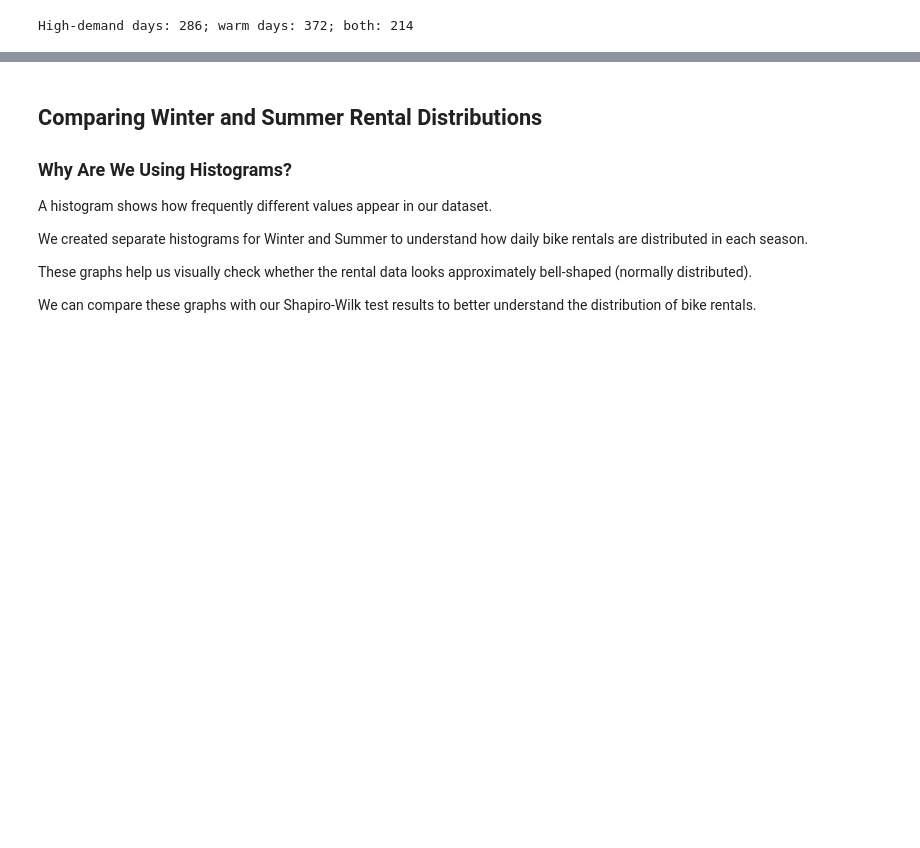
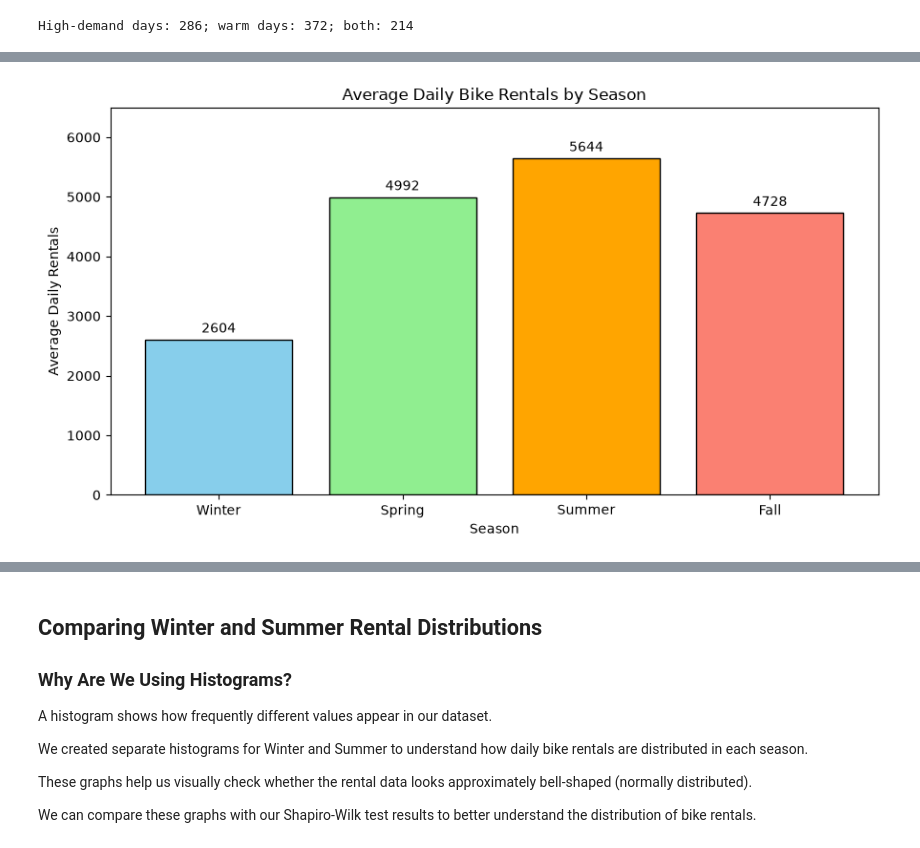
Before and after one commit to shainaulakh/Data_Analysis_Presentation1, a Jupyter notebook: src/Group_7_Bike_Sharing_Presentation.ipynb, the cells around one changed output, grey strips where cells are left out. Cells and saved outputs as stored; diff of their text form; code cells hidden in the pictures; blank space fills up the shorter version.

```diff
--- a/src/Group_7_Bike_Sharing_Presentation.ipynb
+++ b/src/Group_7_Bike_Sharing_Presentation.ipynb
@@ -579,0 +591,34 @@ High-demand days: 286; warm days: 372; both: 214
+# %%
+
+# Step 1: Calculate average rentals for each season
+season_average = df.groupby("Season")["Total_Rentals"].mean()
+
+# Step 2: Arrange seasons in the correct order
+season_average = season_average.reindex(
+    ["Winter", "Spring", "Summer", "Fall"]
+)
+
+# Step 3: Create the bar chart
+plt.figure(figsize=(9, 5))
+
+bars = plt.bar(
+    season_average.index,
+    season_average.values,
+    color=["skyblue", "lightgreen", "orange", "salmon"],
+    edgecolor="black"
+)
+
+# Step 4: Add titles and labels
+plt.title("Average Daily Bike Rentals by Season")
+plt.xlabel("Season")
+plt.ylabel("Average Daily Rentals")
+
+# Step 5: Display average numbers above the bars
+plt.bar_label(bars, fmt="%.0f", padding=3)
+plt.ylim(0, season_average.max() * 1.15)
+
+# Step 6: Display the chart
+plt.tight_layout()
+plt.show()
+# %% [output]
+[figure, added]
```
Also changed, not shown: parts of 2 cells of this notebook, 1 other file.
